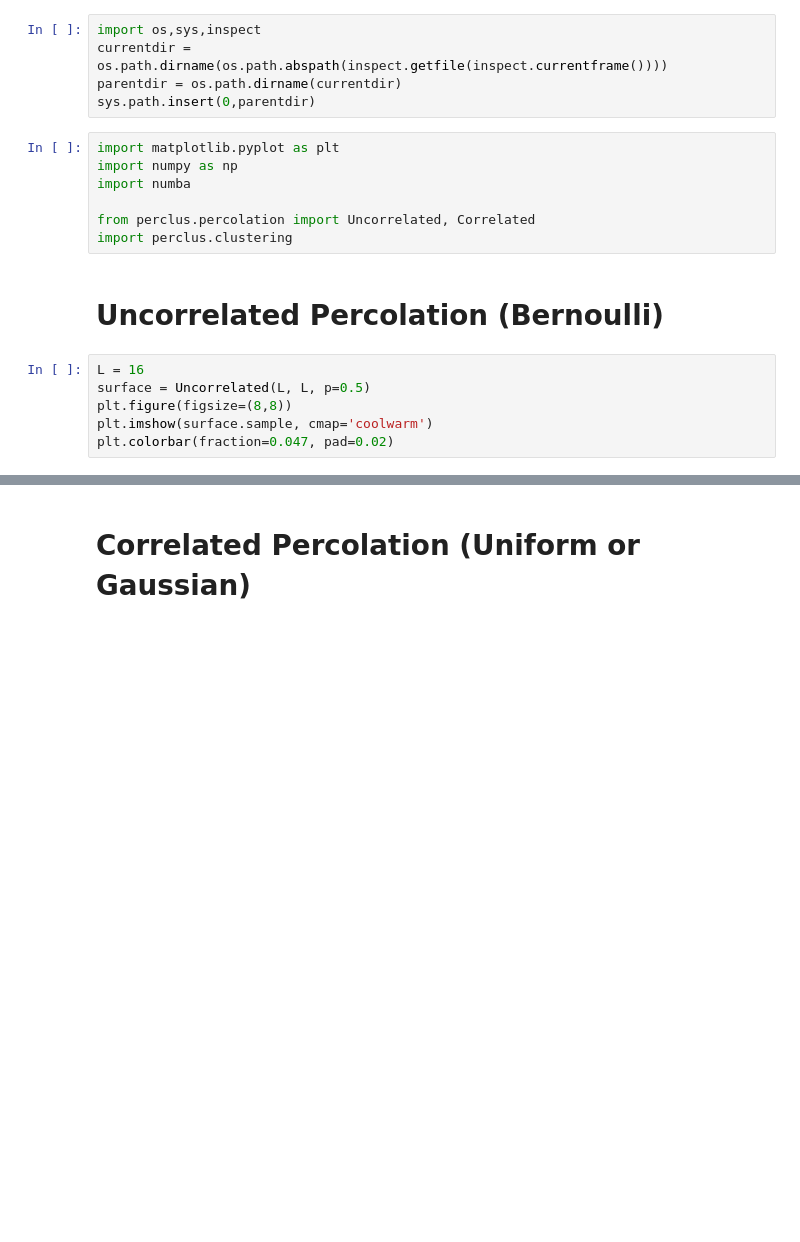
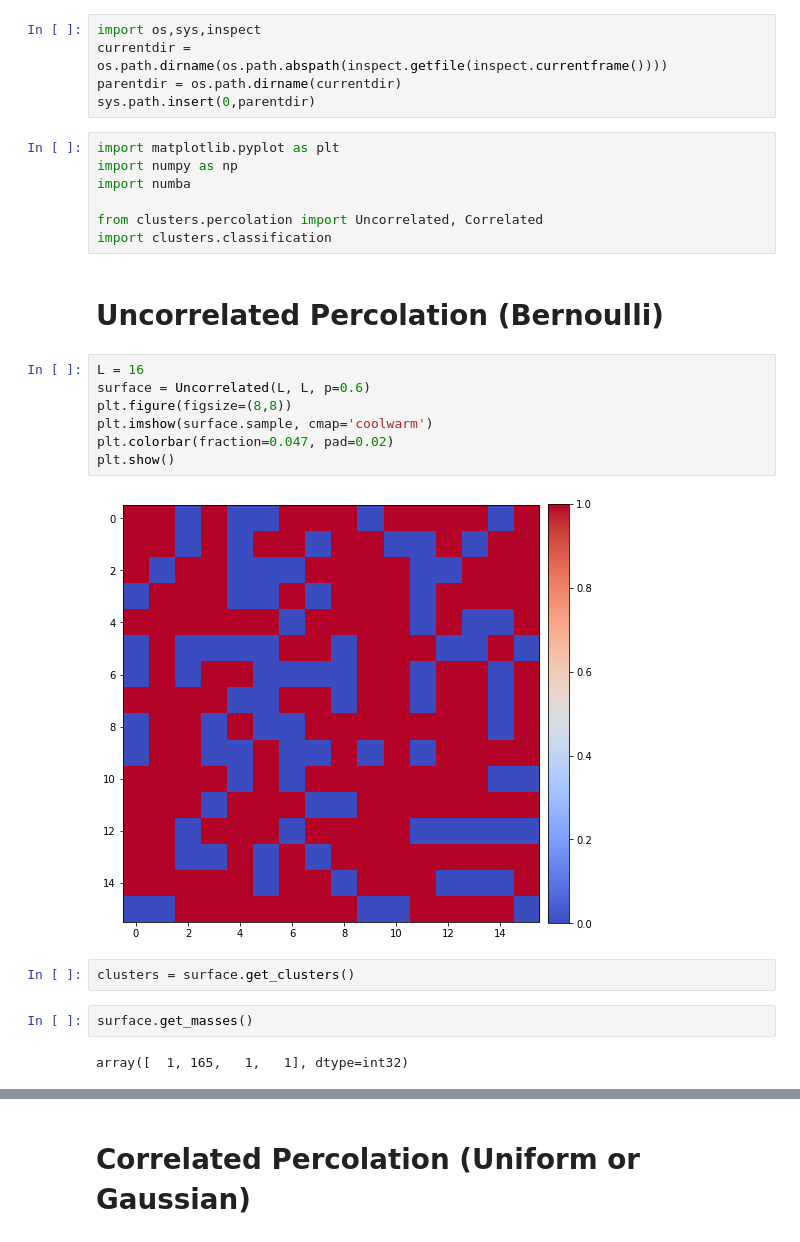
Before and after one commit to sebgrijalva/PerClus, a Jupyter notebook: examples/Basic Use.ipynb, the cells around one changed output, grey strips where cells are left out. Saved outputs shown, nothing was run; the diff lists cells and outputs as text; blank space fills up the shorter version.

Commit message:
Adapt `get_clusters()` for each correlated case. Update notebook.

```diff
--- a/examples/Basic Use.ipynb
+++ b/examples/Basic Use.ipynb
@@ -8,13 +8,22 @@ import matplotlib.pyplot as plt
 import numpy as np
 import numba
 
-from perclus.percolation import Uncorrelated, Correlated
-import perclus.clustering
+from clusters.percolation import Uncorrelated, Correlated
+import clusters.classification
 # %% [markdown]
 # Uncorrelated Percolation (Bernoulli)
 # %%
 L = 16
-surface = Uncorrelated(L, L, p=0.5)
+surface = Uncorrelated(L, L, p=0.6)
 plt.figure(figsize=(8,8))
 plt.imshow(surface.sample, cmap='coolwarm')
 plt.colorbar(fraction=0.047, pad=0.02)
+plt.show()
+# %% [output]
+[figure, added]
+# %%
+clusters = surface.get_clusters()
+# %%
+surface.get_masses()
+# %% [output]
+array([  1, 165,   1,   1], dtype=int32)
```
Also changed, not shown: parts of 10 cells of this notebook, 1 other file.
